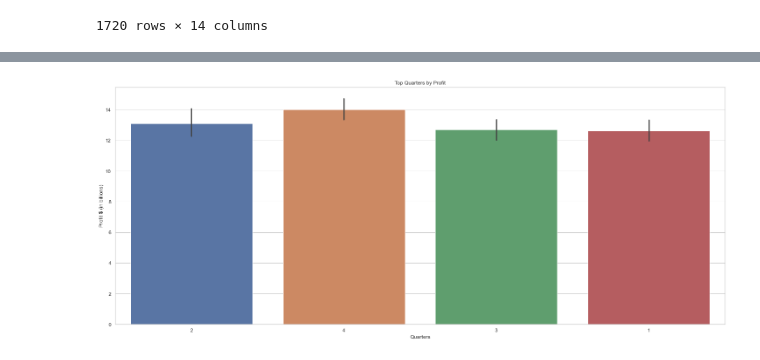
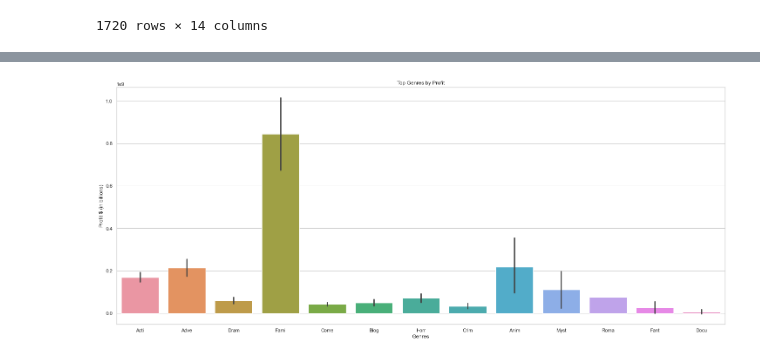
Before and after one commit to Sstrouderr/Capstone-repo, a Jupyter notebook: Notebooks/Trase/Combining Datasets.ipynb, the cells around one changed output, grey strips where cells are left out. Saved outputs shown, nothing was run; the diff lists cells and outputs as text; code cells hidden in the pictures.

```diff
--- a/Notebooks/Trase/Combining Datasets.ipynb
+++ b/Notebooks/Trase/Combining Datasets.ipynb
@@ -465,9 +534,9 @@ final_dataset2
 # %%
 plt.figure(figsize=(25,10))
-sns.barplot(x='Quarter_Num', y='Popularity', data=final_dataset2)
-plt.title('Top Quarters by Profit')
-plt.xlabel('Quarters')
+sns.barplot(x='Genre', y='Profit', data=final_dataset2)
+plt.title('Top Genres by Profit')
+plt.xlabel('Genres')
 plt.ylabel('Profit $ (in billions)')
 plt.show()
 # %% [output]
-[figure, old version]
+[figure, new version]
```
Also changed, not shown: parts of 15 cells of this notebook.
